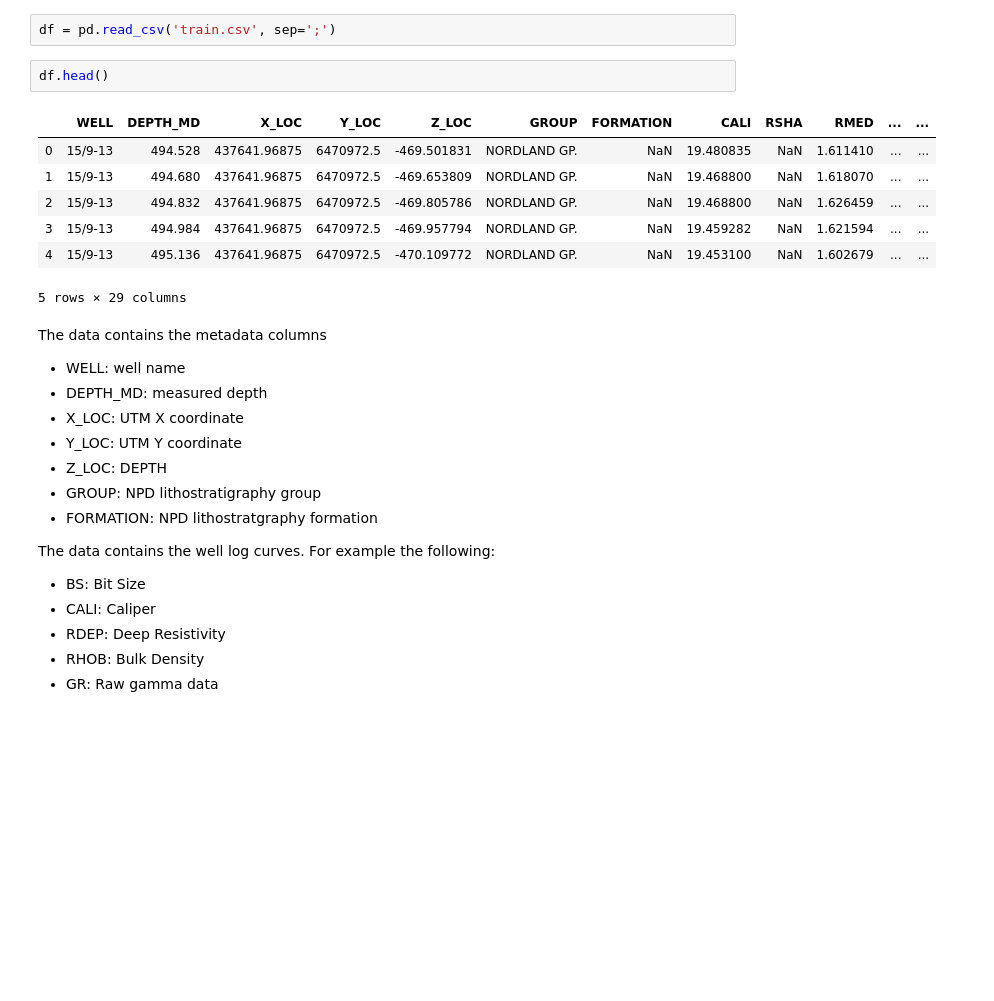
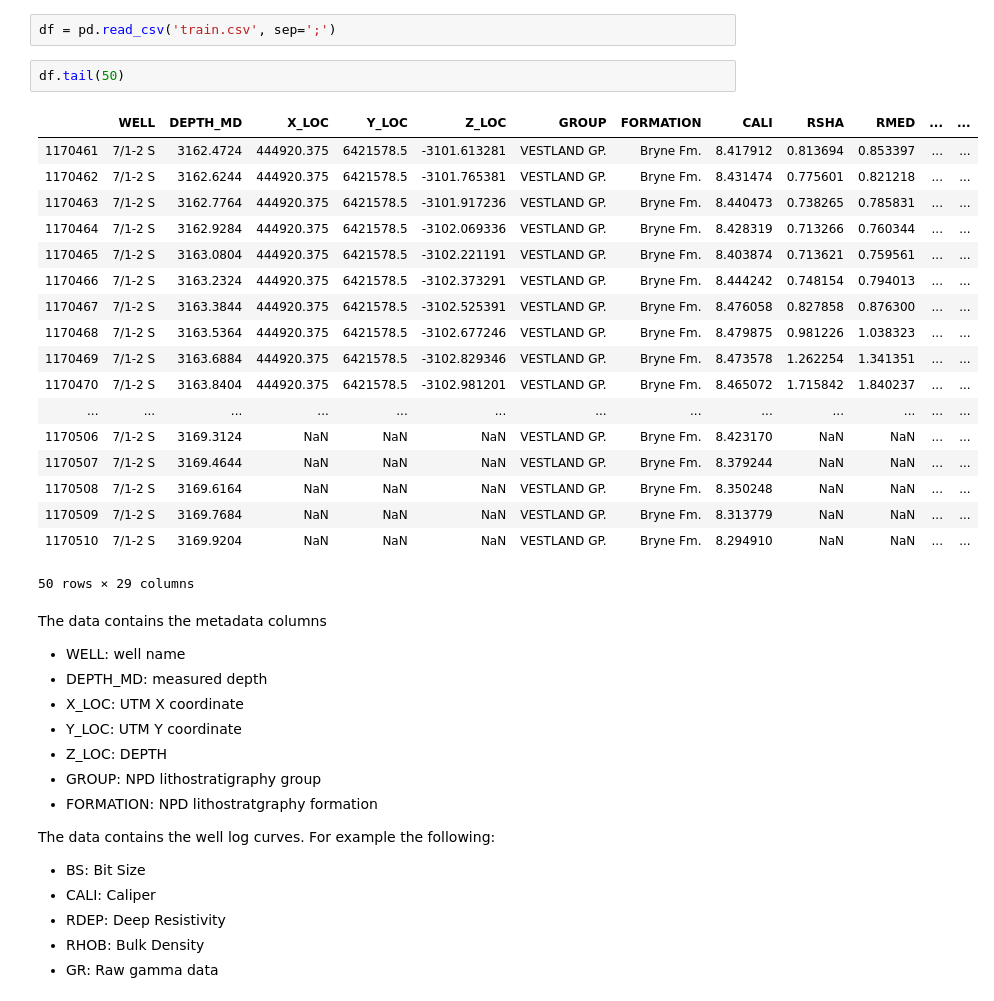
Before and after one commit to douglaspsteen/FORCE_ML_lithology, a Jupyter notebook: scrubbing.ipynb, the cells around one changed output. Cells and saved outputs as stored; diff of their text form; blank space fills up the shorter version.

```diff
--- a/scrubbing.ipynb
+++ b/scrubbing.ipynb
@@ -4,16 +4,27 @@ import pandas as pd
 import matplotlib.pyplot as plt
 # %%
 df = pd.read_csv('train.csv', sep=';')
-# %%
-df.head()
-# %% [output]
-|  | WELL | DEPTH_MD | X_LOC | Y_LOC | Z_LOC | GROUP | FORMATION | CALI | RSHA | RMED | ... | ... |
-| 0 | 15/9-13 | 494.528 | 437641.96875 | 6470972.5 | -469.501831 | NORDLAND GP. | NaN | 19.480835 | NaN | 1.611410 | ... | ... |
-| 1 | 15/9-13 | 494.680 | 437641.96875 | 6470972.5 | -469.653809 | NORDLAND GP. | NaN | 19.468800 | NaN | 1.618070 | ... | ... |
-| 2 | 15/9-13 | 494.832 | 437641.96875 | 6470972.5 | -469.805786 | NORDLAND GP. | NaN | 19.468800 | NaN | 1.626459 | ... | ... |
-| 3 | 15/9-13 | 494.984 | 437641.96875 | 6470972.5 | -469.957794 | NORDLAND GP. | NaN | 19.459282 | NaN | 1.621594 | ... | ... |
-| 4 | 15/9-13 | 495.136 | 437641.96875 | 6470972.5 | -470.109772 | NORDLAND GP. | NaN | 19.453100 | NaN | 1.602679 | ... | ... |
-5 rows × 29 columns
+# %%
+df.tail(50)
+# %% [output]
+|  | WELL | DEPTH_MD | X_LOC | Y_LOC | Z_LOC | GROUP | FORMATION | CALI | RSHA | RMED | ... | ... |
+| 1170461 | 7/1-2 S | 3162.4724 | 444920.375 | 6421578.5 | -3101.613281 | VESTLAND GP. | Bryne Fm. | 8.417912 | 0.813694 | 0.853397 | ... | ... |
+| 1170462 | 7/1-2 S | 3162.6244 | 444920.375 | 6421578.5 | -3101.765381 | VESTLAND GP. | Bryne Fm. | 8.431474 | 0.775601 | 0.821218 | ... | ... |
+| 1170463 | 7/1-2 S | 3162.7764 | 444920.375 | 6421578.5 | -3101.917236 | VESTLAND GP. | Bryne Fm. | 8.440473 | 0.738265 | 0.785831 | ... | ... |
+| 1170464 | 7/1-2 S | 3162.9284 | 444920.375 | 6421578.5 | -3102.069336 | VESTLAND GP. | Bryne Fm. | 8.428319 | 0.713266 | 0.760344 | ... | ... |
+| 1170465 | 7/1-2 S | 3163.0804 | 444920.375 | 6421578.5 | -3102.221191 | VESTLAND GP. | Bryne Fm. | 8.403874 | 0.713621 | 0.759561 | ... | ... |
+| 1170466 | 7/1-2 S | 3163.2324 | 444920.375 | 6421578.5 | -3102.373291 | VESTLAND GP. | Bryne Fm. | 8.444242 | 0.748154 | 0.794013 | ... | ... |
+| 1170467 | 7/1-2 S | 3163.3844 | 444920.375 | 6421578.5 | -3102.525391 | VESTLAND GP. | Bryne Fm. | 8.476058 | 0.827858 | 0.876300 | ... | ... |
+| 1170468 | 7/1-2 S | 3163.5364 | 444920.375 | 6421578.5 | -3102.677246 | VESTLAND GP. | Bryne Fm. | 8.479875 | 0.981226 | 1.038323 | ... | ... |
+| 1170469 | 7/1-2 S | 3163.6884 | 444920.375 | 6421578.5 | -3102.829346 | VESTLAND GP. | Bryne Fm. | 8.473578 | 1.262254 | 1.341351 | ... | ... |
+| 1170470 | 7/1-2 S | 3163.8404 | 444920.375 | 6421578.5 | -3102.981201 | VESTLAND GP. | Bryne Fm. | 8.465072 | 1.715842 | 1.840237 | ... | ... |
+| ... | ... | ... | ... | ... | ... | ... | ... | ... | ... | ... | ... | ... |
+| 1170506 | 7/1-2 S | 3169.3124 | NaN | NaN | NaN | VESTLAND GP. | Bryne Fm. | 8.423170 | NaN | NaN | ... | ... |
+| 1170507 | 7/1-2 S | 3169.4644 | NaN | NaN | NaN | VESTLAND GP. | Bryne Fm. | 8.379244 | NaN | NaN | ... | ... |
+| 1170508 | 7/1-2 S | 3169.6164 | NaN | NaN | NaN | VESTLAND GP. | Bryne Fm. | 8.350248 | NaN | NaN | ... | ... |
+| 1170509 | 7/1-2 S | 3169.7684 | NaN | NaN | NaN | VESTLAND GP. | Bryne Fm. | 8.313779 | NaN | NaN | ... | ... |
+| 1170510 | 7/1-2 S | 3169.9204 | NaN | NaN | NaN | VESTLAND GP. | Bryne Fm. | 8.294910 | NaN | NaN | ... | ... |
+50 rows × 29 columns
 # %% [markdown]
 The data contains the metadata columns
 * WELL: well name
```
Also changed, not shown: parts of 12 cells of this notebook.
